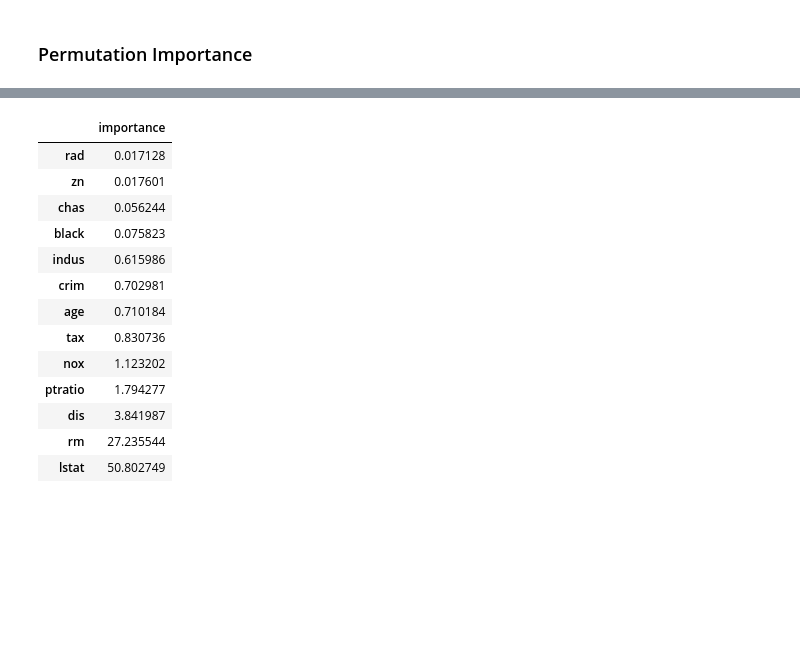
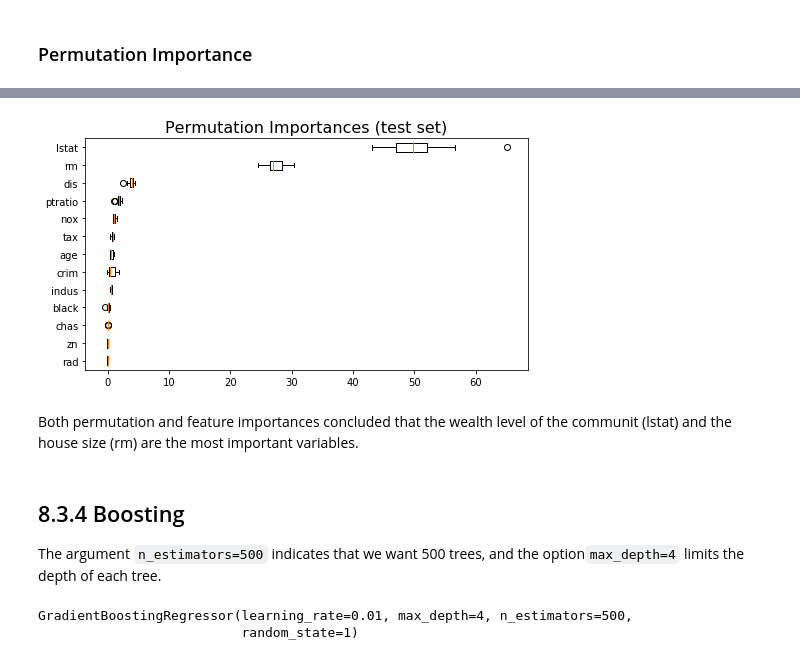
Before and after one commit to Morgan-Sell/islr-labs-exercises-python, a Jupyter notebook: labs/08_tree_based_methods.ipynb, the cells around one changed output, grey strips where cells are left out. Drawn from its saved outputs; the diff is of its cells as text; code cells hidden in the pictures; blank space fills up the shorter version.

```diff
--- a/labs/08_tree_based_methods.ipynb
+++ b/labs/08_tree_based_methods.ipynb
@@ -281,17 +283,26 @@ plt.tight_layout();
-# %%
-permutation_importance
-# %% [output]
-|  | importance |
-| rad | 0.017128 |
-| zn | 0.017601 |
-| chas | 0.056244 |
-| black | 0.075823 |
-| indus | 0.615986 |
-| crim | 0.702981 |
-| age | 0.710184 |
-| tax | 0.830736 |
-| nox | 1.123202 |
-| ptratio | 1.794277 |
-| dis | 3.841987 |
-| rm | 27.235544 |
-| lstat | 50.802749 |
+# %%
+sorted_idx = results.importances_mean.argsort()
+
+fig, ax = plt.subplots(figsize=(7,4))
+ax.boxplot(results.importances[sorted_idx].T * 100,
+          vert=False,
+          labels=X_test.columns[sorted_idx])
+ax.set_title("Permutation Importances (test set)", fontsize=16)
+fig.tight_layout();
+# %% [output]
+[figure, added]
+# %% [markdown]
+Both permutation and feature importances concluded that the wealth level of the communit (lstat) and the house size (rm) are the most important variables.
+# %% [markdown]
+## 8.3.4 Boosting
+
+The argument `n_estimators=500` indicates that we want 500 trees, and the option`max_depth=4` limits the depth of each tree.
+# %%
+regr4 = GradientBoostingRegressor(n_estimators=500,
+                                  learning_rate=0.01,
+                                  max_depth=4,
+                                  random_state=1)
+regr4.fit(X_train, y_train)
+# %% [output]
+GradientBoostingRegressor(learning_rate=0.01, max_depth=4, n_estimators=500,
+                          random_state=1)
```
Also changed, not shown: parts of 6 cells of this notebook.
